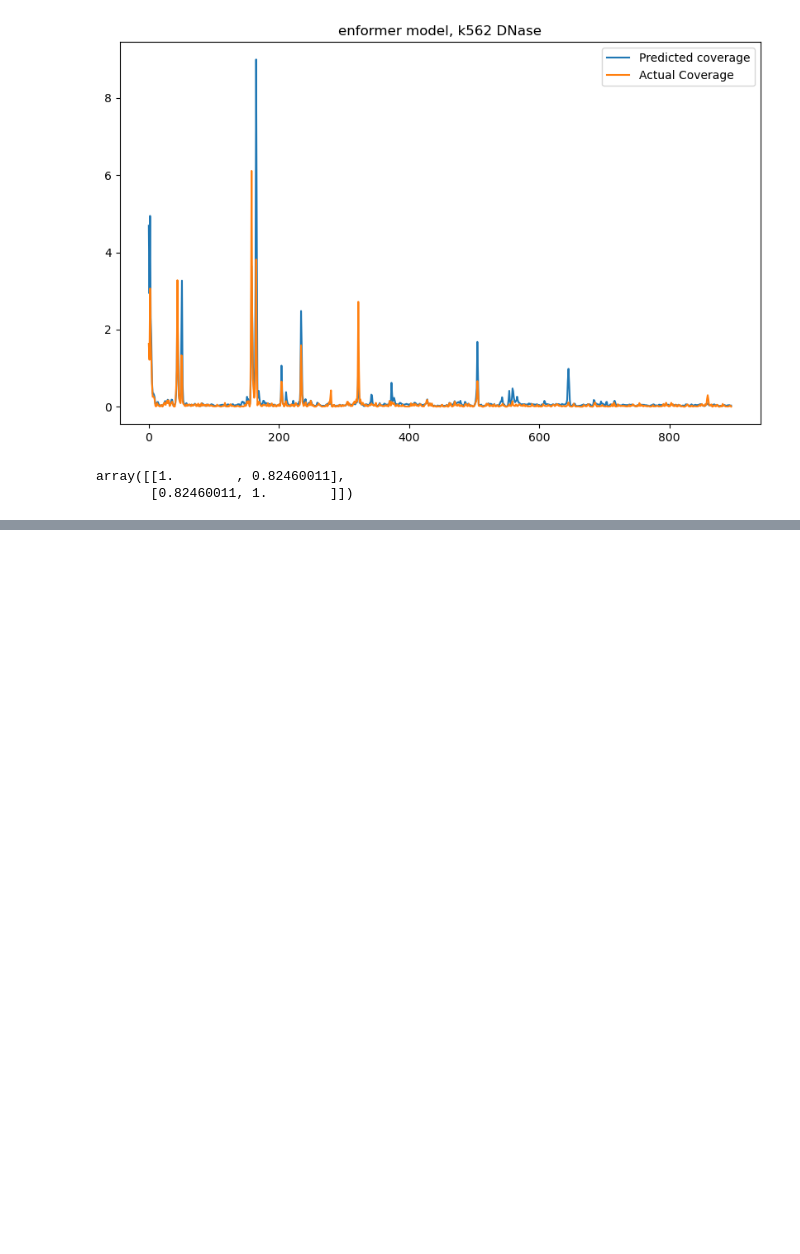
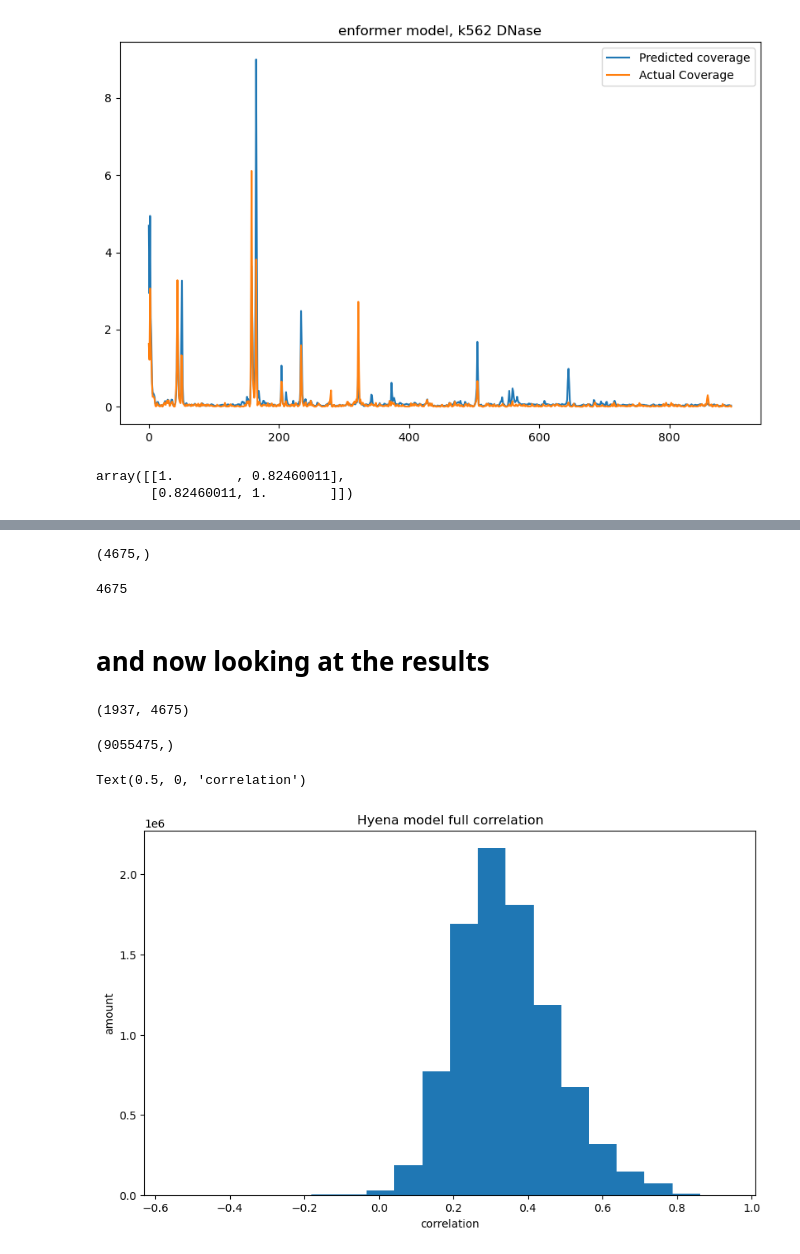
Before and after one commit to Sarthak-Ti/caduceus, a Jupyter notebook: code_test/evaluation_enformer.ipynb, the cells around one changed output, grey strips where cells are left out. Drawn from its saved outputs; the diff is of its cells as text; code cells hidden in the pictures; blank space fills up the shorter version.

```diff
--- a/code_test/evaluation_enformer.ipynb
+++ b/code_test/evaluation_enformer.ipynb
@@ -1220,0 +1311,35 @@ array([[1.        , 0.82460011],
+# %%
+#now we have to correlate every row together
+corrs = pearsonr2(out2.T, y.numpy().T)
+print(corrs.shape)
+#that's it! now we just have to do this for every single one
+# %% [output]
+(4675,)
+# %%
+dataset.d_output
+# %% [output]
+4675
+# %% [markdown]
+# and now looking at the results
+# %%
+file = '/data/leslie/sarthak/hyena/hyena-dna/evals/enformer_hyena_corrs.npy'
+import numpy as np
+corrs = np.load(file)
+print(corrs.shape)
+# %% [output]
+(1937, 4675)
+# %%
+print(corrs.flatten().shape)
+# %% [output]
+(9055475,)
+# %%
+import matplotlib.pyplot as plt
+#do boxplot
+plt.figure(figsize=(10, 6))
+plt.hist(corrs.flatten(), bins=20)
+plt.title('Hyena model full correlation')
+plt.ylabel('amount')
+plt.xlabel('correlation')
+# %% [output]
+Text(0.5, 0, 'correlation')
+[figure, added]
```
Also changed, not shown: parts of 17 cells of this notebook, 18 other files.
